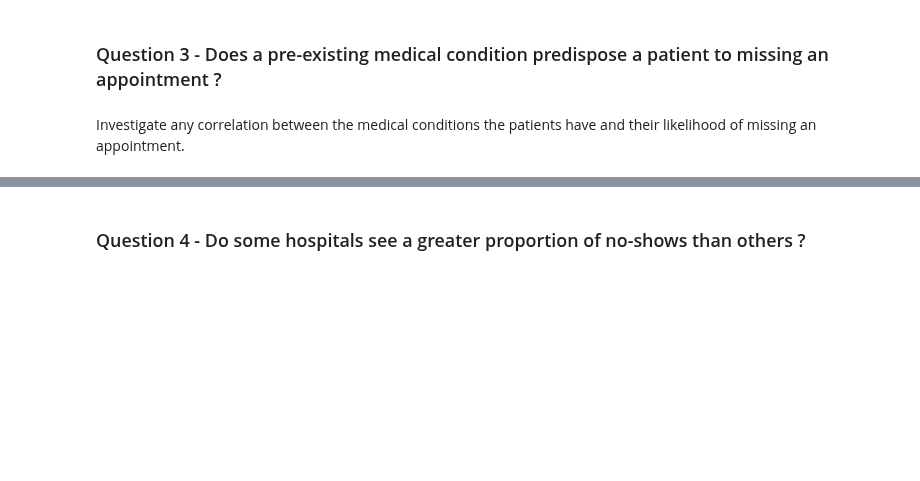
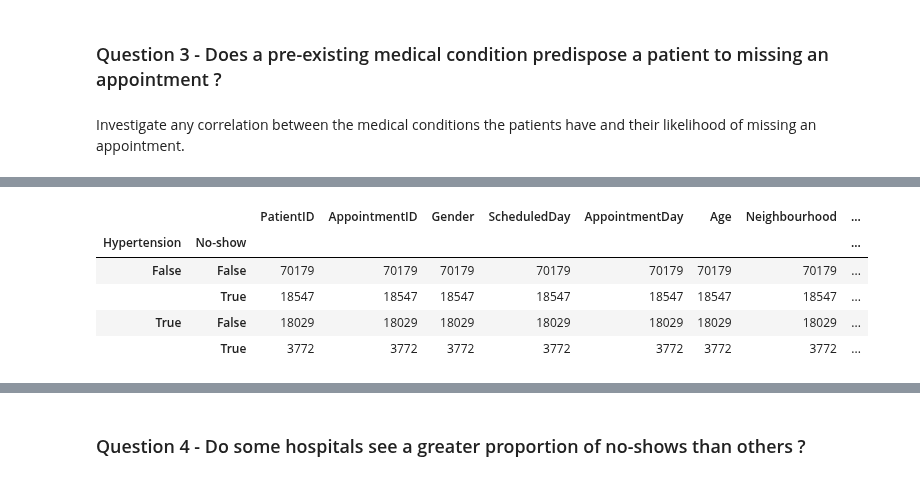
Before and after one commit to Zabamund/datasci-nano, a Jupyter notebook: inv-dataset/noshow.ipynb, the cells around one changed output, grey strips where cells are left out. Cells and saved outputs as stored; diff of their text form; code cells hidden in the pictures; blank space fills up the shorter version.

```diff
--- a/inv-dataset/noshow.ipynb
+++ b/inv-dataset/noshow.ipynb
@@ -584,0 +595,11 @@ Investigate any correlation between the medical conditions the patients have and
+# %%
+# get count of people with and without medical condition who missed their appointment
+count_hypertension = df_noshow.groupby(['Hypertension','No-show']).count()
+count_hypertension
+# %% [output]
+|  |  | PatientID | AppointmentID | Gender | ScheduledDay | AppointmentDay | Age | Neighbourhood | ... |
+| Hypertension | No-show |  |  |  |  |  |  |  | ... |
+| False | False | 70179 | 70179 | 70179 | 70179 | 70179 | 70179 | 70179 | ... |
+|  | True | 18547 | 18547 | 18547 | 18547 | 18547 | 18547 | 18547 | ... |
+| True | False | 18029 | 18029 | 18029 | 18029 | 18029 | 18029 | 18029 | ... |
+|  | True | 3772 | 3772 | 3772 | 3772 | 3772 | 3772 | 3772 | ... |
```
Also changed, not shown: parts of 11 cells of this notebook.
